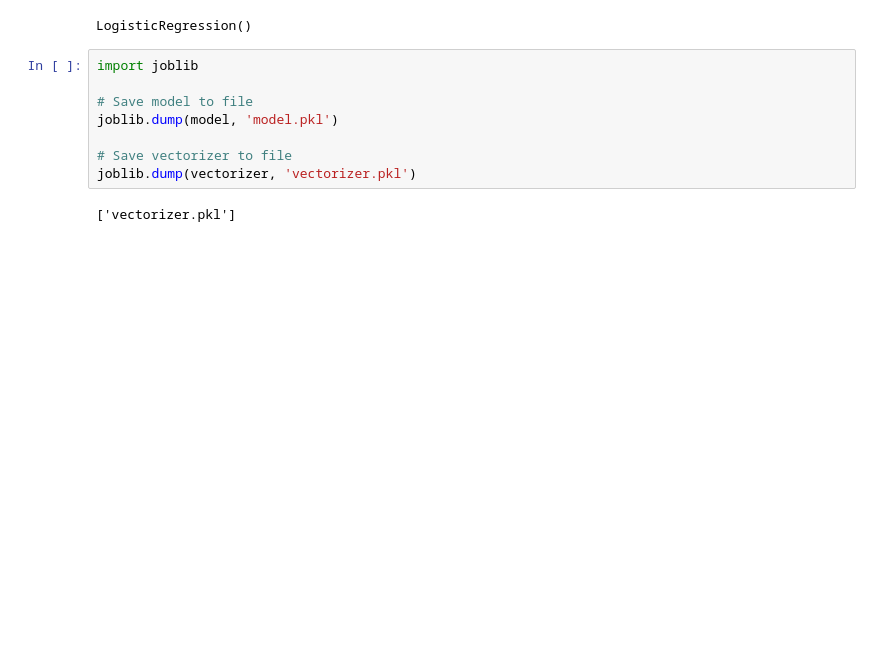
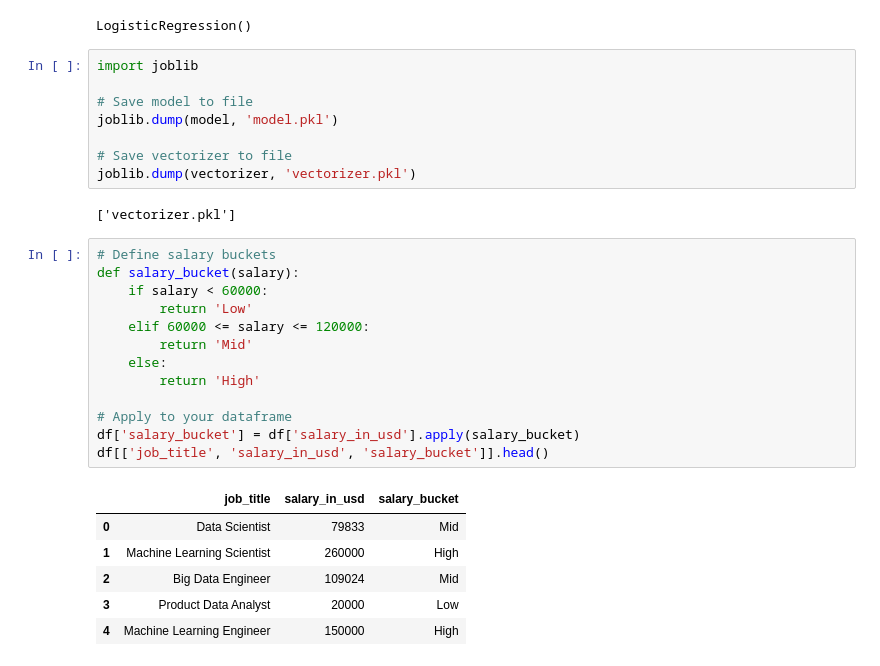
Before and after one commit to gdmahesh8274/job-market-analyzer, a Jupyter notebook: analysis.ipynb, the cells around one changed output. Saved outputs shown, nothing was run; the diff lists cells and outputs as text; blank space fills up the shorter version.

```diff
--- a/analysis.ipynb
+++ b/analysis.ipynb
@@ -350,3 +350,23 @@ joblib.dump(model, 'model.pkl')
 joblib.dump(vectorizer, 'vectorizer.pkl')
 # %% [output]
 ['vectorizer.pkl']
+# %%
+# Define salary buckets
+def salary_bucket(salary):
+    if salary < 60000:
+        return 'Low'
+    elif 60000 <= salary <= 120000:
+        return 'Mid'
+    else:
+        return 'High'
+
+# Apply to your dataframe
+df['salary_bucket'] = df['salary_in_usd'].apply(salary_bucket)
+df[['job_title', 'salary_in_usd', 'salary_bucket']].head()
+# %% [output]
+|  | job_title | salary_in_usd | salary_bucket |
+| 0 | Data Scientist | 79833 | Mid |
+| 1 | Machine Learning Scientist | 260000 | High |
+| 2 | Big Data Engineer | 109024 | Mid |
+| 3 | Product Data Analyst | 20000 | Low |
+| 4 | Machine Learning Engineer | 150000 | High |
```
Also changed, not shown: parts of 4 cells of this notebook, 5 other files.
